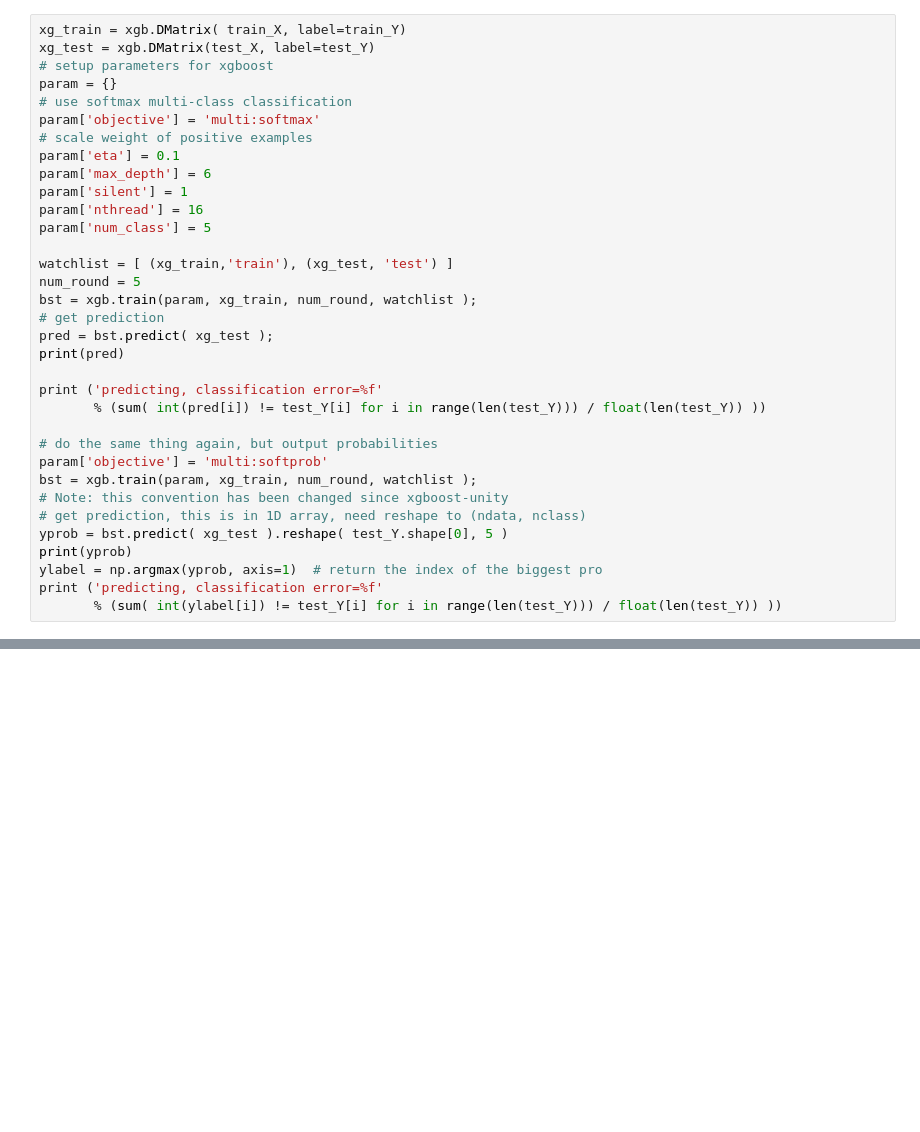
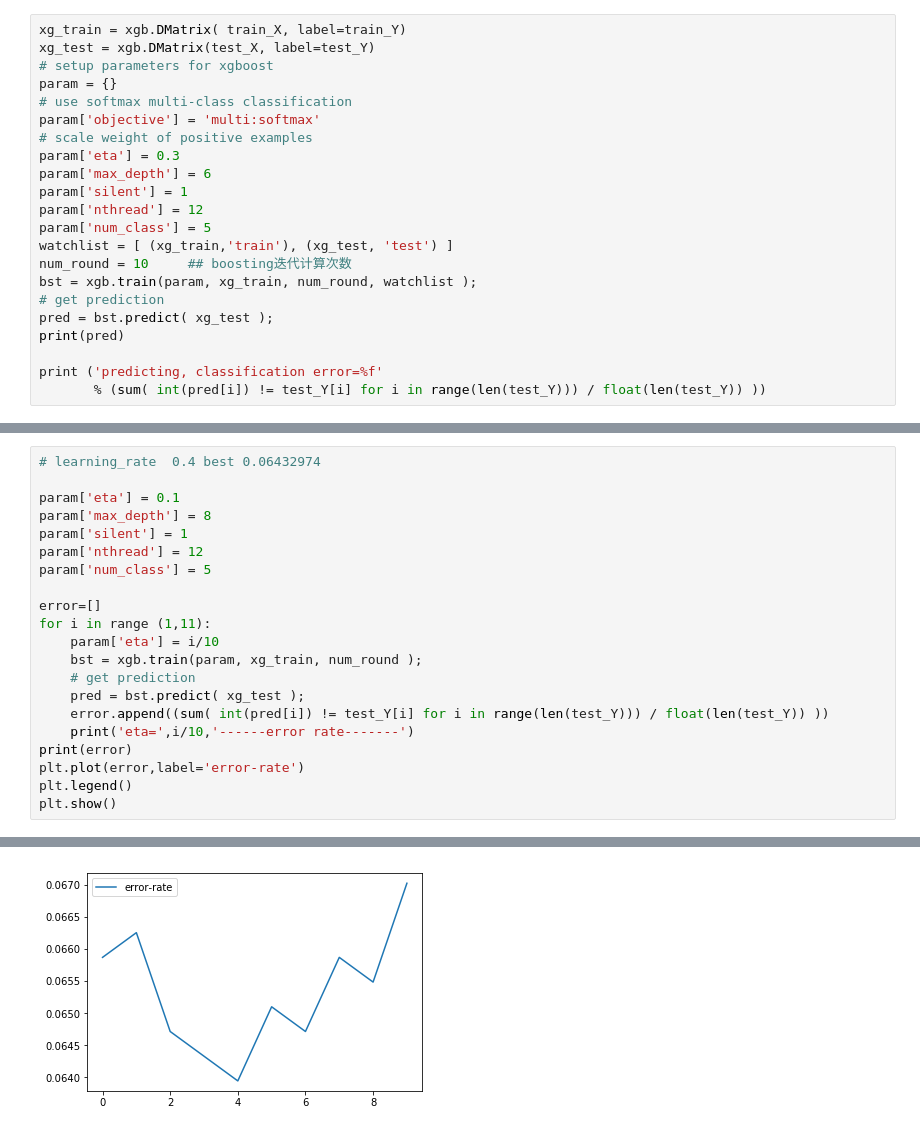
Before and after one commit to mengban/jupytersrc, a Jupyter notebook: joymldemo/demo1/joy_xgb.ipynb, the cells around one changed output, grey strips where cells are left out. Saved outputs shown, nothing was run; the diff lists cells and outputs as text; blank space fills up the shorter version.

```diff
--- a/joymldemo/demo1/joy_xgb.ipynb
+++ b/joymldemo/demo1/joy_xgb.ipynb
@@ -51,14 +53,13 @@ param = {}
 # use softmax multi-class classification
 param['objective'] = 'multi:softmax'
 # scale weight of positive examples
-param['eta'] = 0.1
+param['eta'] = 0.3
 param['max_depth'] = 6
 param['silent'] = 1
-param['nthread'] = 16
+param['nthread'] = 12
 param['num_class'] = 5
-
 watchlist = [ (xg_train,'train'), (xg_test, 'test') ]
-num_round = 5
+num_round = 10     ## boosting迭代计算次数
 bst = xgb.train(param, xg_train, num_round, watchlist );
 # get prediction
 pred = bst.predict( xg_test );
@@ -66,15 +67,4 @@ print(pred)
 
 print ('predicting, classification error=%f'
        % (sum( int(pred[i]) != test_Y[i] for i in range(len(test_Y))) / float(len(test_Y)) ))
-
-# do the same thing again, but output probabilities
-param['objective'] = 'multi:softprob'
-bst = xgb.train(param, xg_train, num_round, watchlist );
-# Note: this convention has been changed since xgboost-unity
-# get prediction, this is in 1D array, need reshape to (ndata, nclass)
-yprob = bst.predict( xg_test ).reshape( test_Y.shape[0], 5 )
-print(yprob)
-ylabel = np.argmax(yprob, axis=1)  # return the index of the biggest pro
-print ('predicting, classification error=%f'
-       % (sum( int(ylabel[i]) != test_Y[i] for i in range(len(test_Y))) / float(len(test_Y)) ))
 # %% [output]
@@ -100,0 +83,22 @@ predicting, classification error=0.052003
+# %%
+# learning_rate  0.4 best 0.06432974
+
+param['eta'] = 0.1
+param['max_depth'] = 8
+param['silent'] = 1
+param['nthread'] = 12
+param['num_class'] = 5
+
+error=[]
+for i in range (1,11):
+    param['eta'] = i/10
+    bst = xgb.train(param, xg_train, num_round );
+    # get prediction
+    pred = bst.predict( xg_test );
+    error.append((sum( int(pred[i]) != test_Y[i] for i in range(len(test_Y))) / float(len(test_Y)) ))
+    print('eta=',i/10,'------error rate-------')
+print(error)
+plt.plot(error,label='error-rate')
+plt.legend()
+plt.show()
+# %% [output]
@@ -100,0 +116 @@ predicting, classification error=0.052003
+[figure, added]
```
Also changed, not shown: parts of 7 cells of this notebook, 3 other files.
